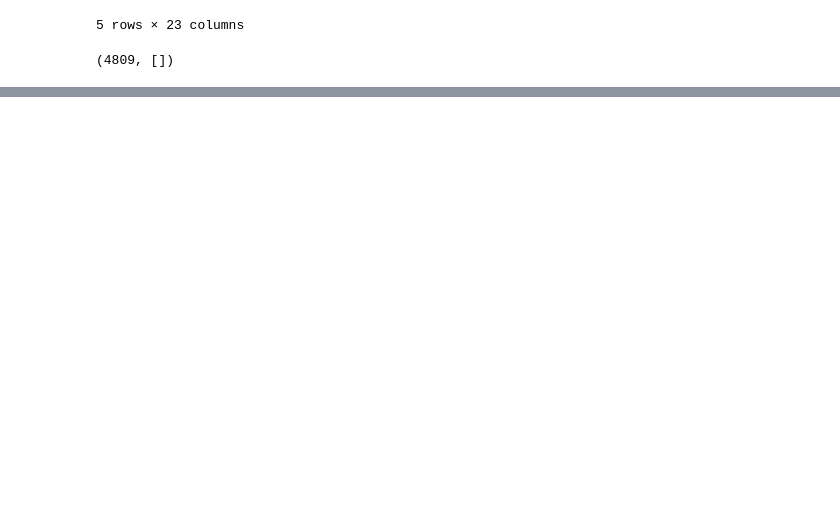
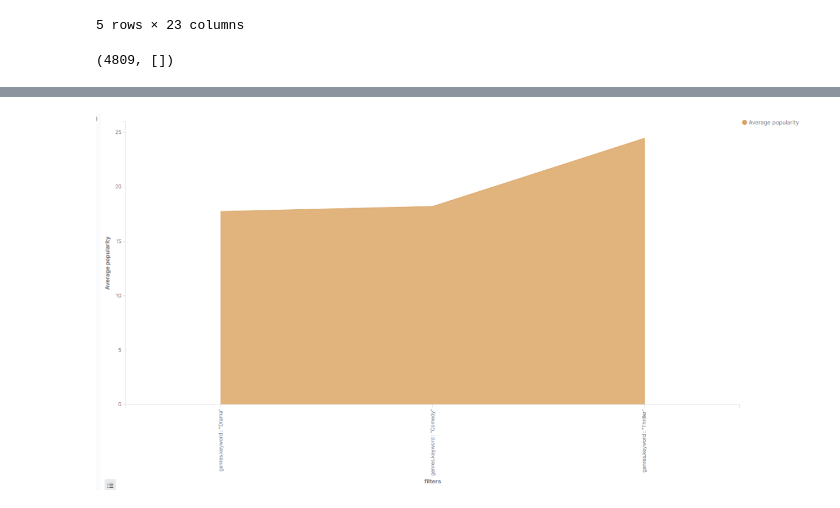
Before and after one commit to GuerroisTheo/DataEngineerTools, a Jupyter notebook: 5ElasticSearch/Introduction.ipynb, the cells around one changed output, grey strips where cells are left out. Cells and saved outputs as stored; diff of their text form; code cells hidden in the pictures; blank space fills up the shorter version.

```diff
--- a/5ElasticSearch/Introduction.ipynb
+++ b/5ElasticSearch/Introduction.ipynb
@@ -602,0 +611,4 @@ QUERY = {
+# %%
+Image("./img/graph3.png")
+# %% [output]
+[figure, added]
```
Also changed, not shown: parts of 4 cells of this notebook, 3 other files.
